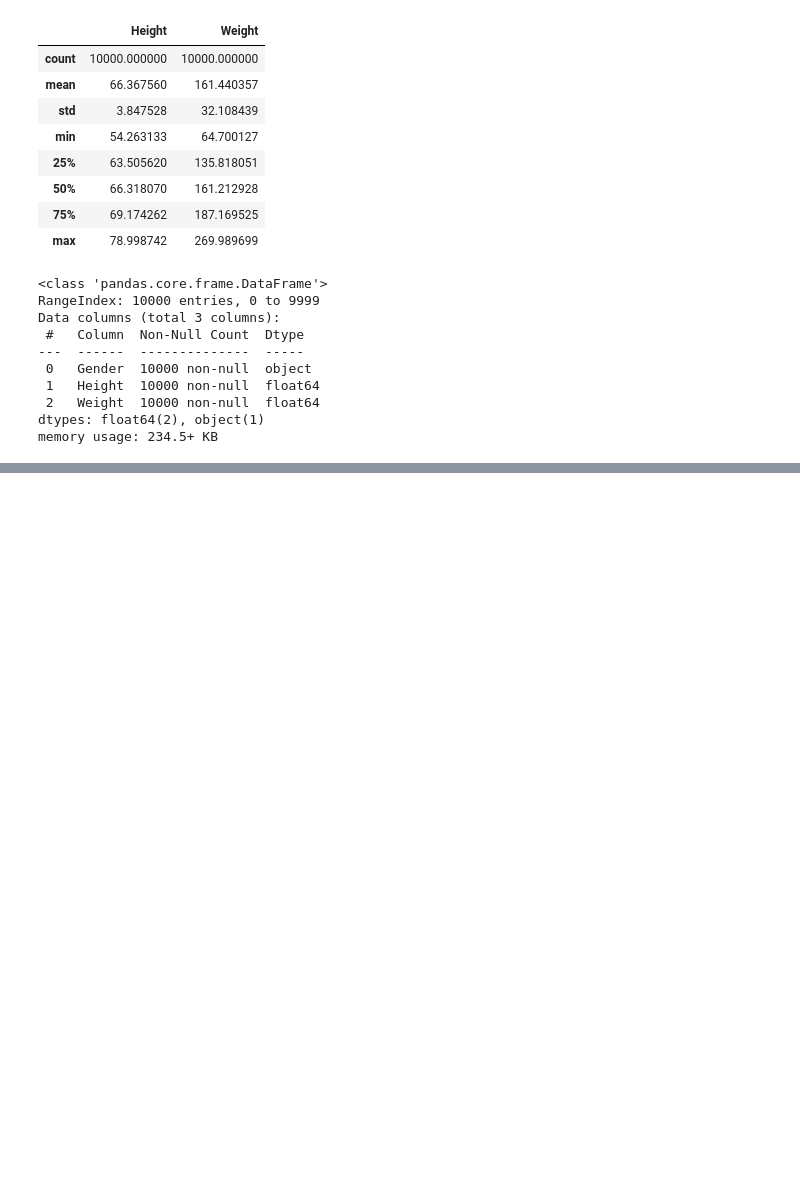
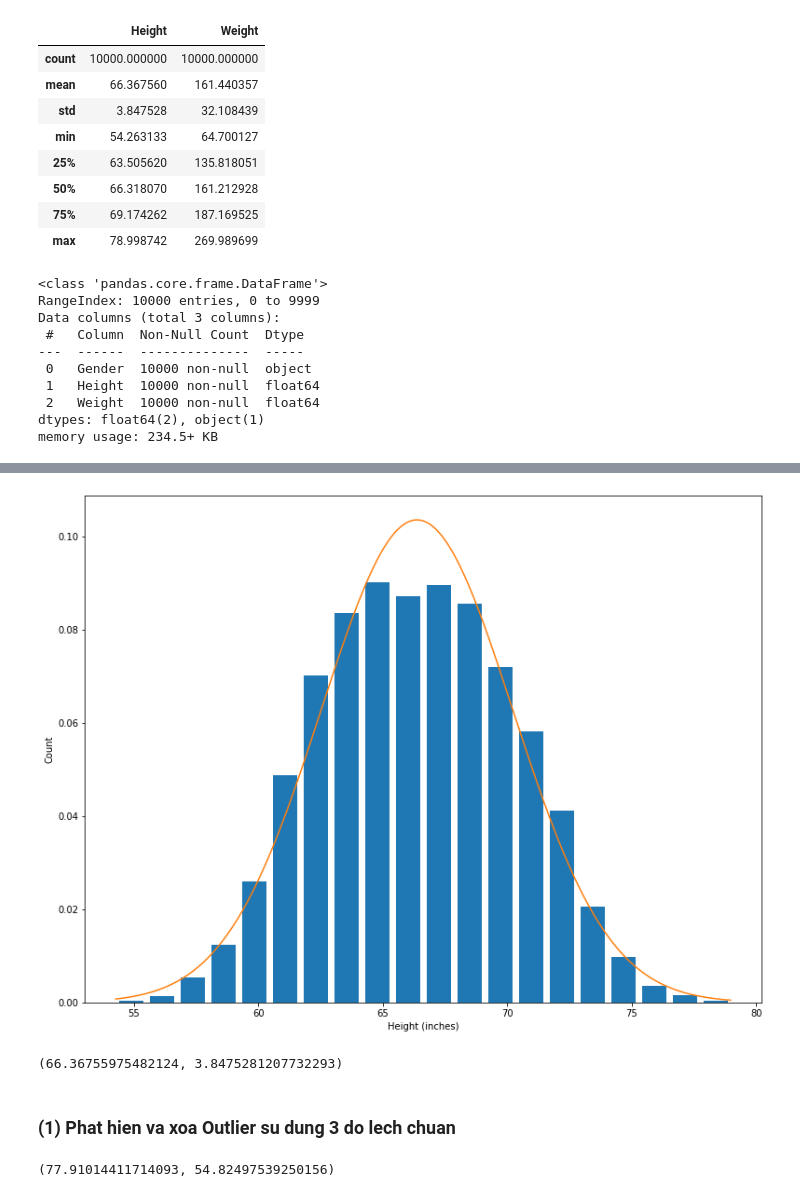
Before and after one commit to ngnambka00-github/eda-ml-practice, a Jupyter notebook: src/YB.Rin_Nguyen_Python/remove_outliers.ipynb, the cells around one changed output, grey strips where cells are left out. Saved outputs shown, nothing was run; the diff lists cells and outputs as text; code cells hidden in the pictures; blank space fills up the shorter version.

```diff
--- a/src/YB.Rin_Nguyen_Python/remove_outliers.ipynb
+++ b/src/YB.Rin_Nguyen_Python/remove_outliers.ipynb
@@ -42,0 +140,27 @@ memory usage: 234.5+ KB
+# %%
+from scipy.stats import norm
+import numpy as np
+
+plt.hist(df["Height"], bins=20, rwidth=0.8, density=True)
+plt.xlabel("Height (inches)")
+plt.ylabel("Count")
+
+rng = np.arange(df["Height"].min(), df["Height"].max(), 0.1)
+plt.plot(rng, norm.pdf(rng, df["Height"].mean(), df["Height"].std()))
+
+plt.show()
+# %% [output]
+[figure, added]
+# %%
+df["Height"].mean(), df["Height"].std()
+# %% [output]
+(66.36755975482124, 3.8475281207732293)
+# %% [markdown]
+### (1) Phat hien va xoa Outlier su dung 3 do lech chuan
+# %%
+upper_limit = df["Height"].mean() + 3 * df["Height"].std()
+lower_limit = df["Height"].mean() - 3 * df["Height"].std()
+
+upper_limit, lower_limit
+# %% [output]
+(77.91014411714093, 54.82497539250156)
```
Also changed, not shown: parts of 24 cells of this notebook, 4 other files.
